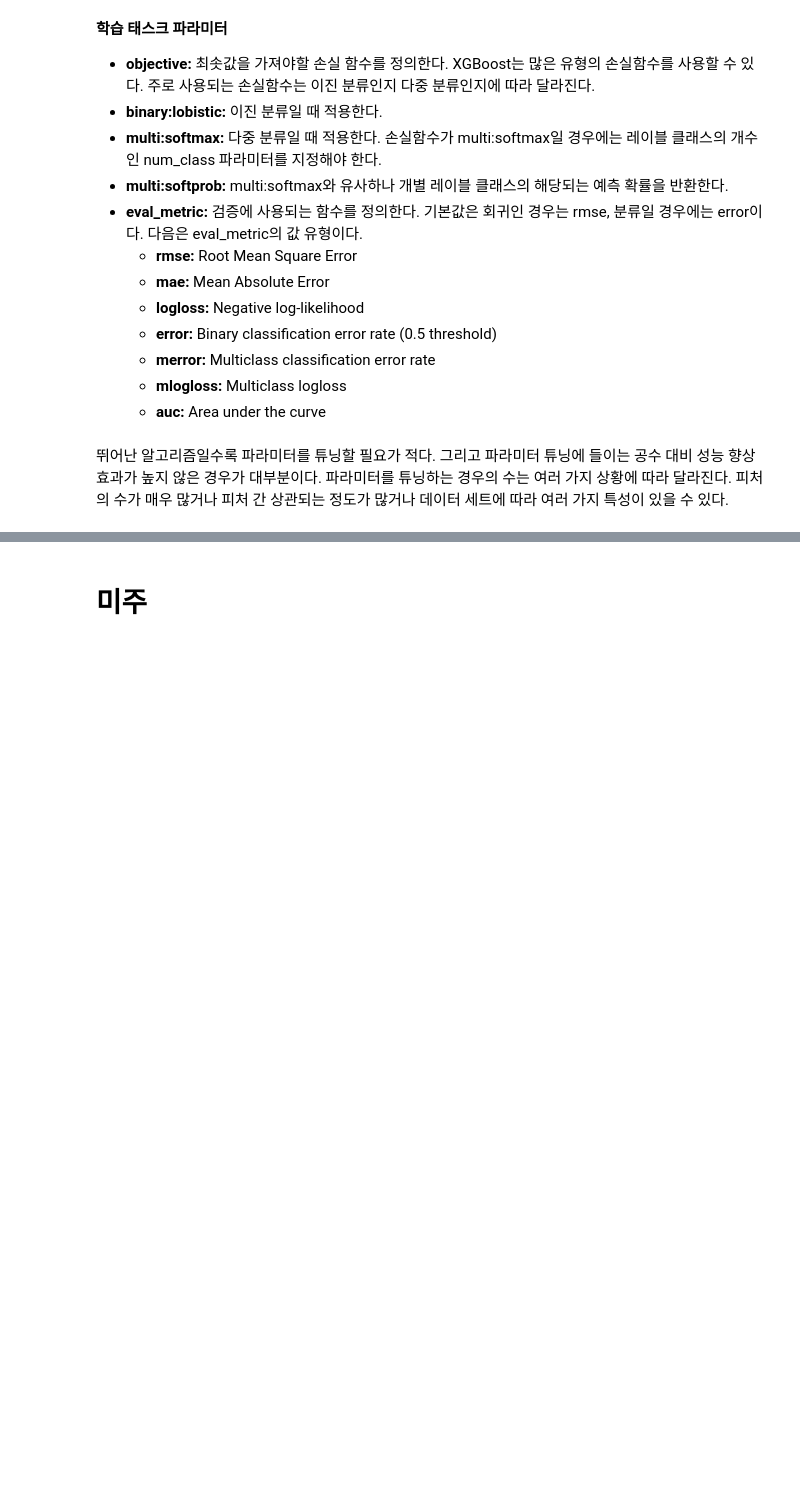
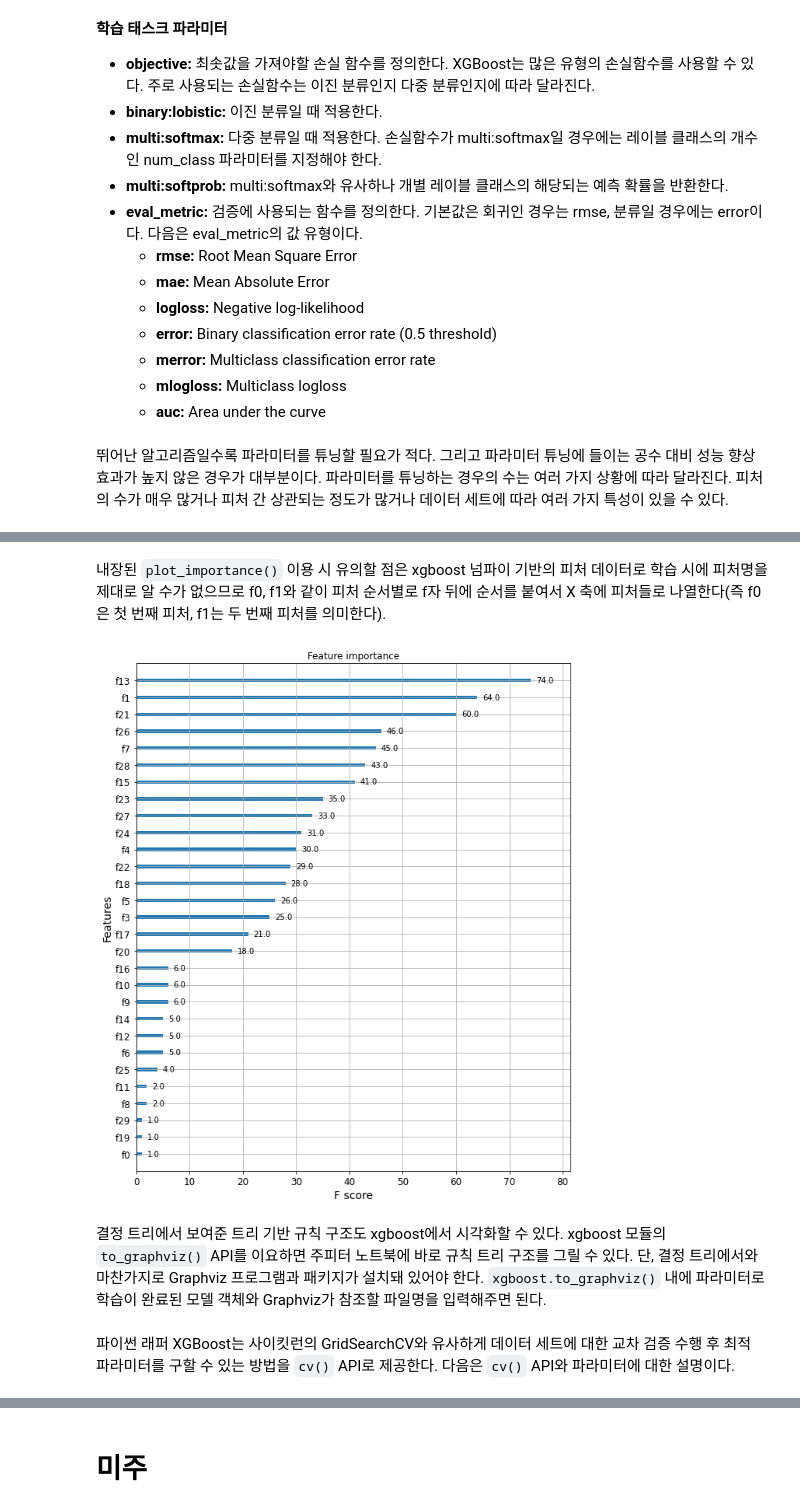
Before and after one commit to Sameta-cani/jwork, a Jupyter notebook: Boosting.ipynb, the cells around one changed output, grey strips where cells are left out. Drawn from its saved outputs; the diff is of its cells as text; code cells hidden in the pictures; blank space fills up the shorter version.

Commit message:
Complete XGBoost

```diff
--- a/Boosting.ipynb
+++ b/Boosting.ipynb
@@ -661,0 +727,5 @@ GBM<sup>Gradient Boosting Machine</sup>의 하이퍼 파라미터를 어느 정
+# %%
+# 전체 데이터 중 80%는 학습용 데이터, 20%는 테스트용 데이터 추출
+X_train, X_test, y_train, y_test = train_test_split(X_features, y_label,
+                                                    test_size=0.2, random_state=156)
+print(X_train.shape, X_test.shape)
@@ -661,0 +738,3 @@ GBM<sup>Gradient Boosting Machine</sup>의 하이퍼 파라미터를 어느 정
+# %%
+dtrain = xgboost.DMatrix(data=X_train, label=y_train)
+dtest = xgboost.DMatrix(data=X_test, label=y_test)
@@ -661,0 +751,8 @@ GBM<sup>Gradient Boosting Machine</sup>의 하이퍼 파라미터를 어느 정
+# %%
+params = {'max_depth': 3,
+          'eta': 0.1,
+          'objective': 'binary:logistic',
+          'eval_metric': 'logloss',
+          'early_stoppings': 100
+         }
+num_rounds = 400
@@ -661,0 +772,6 @@ GBM<sup>Gradient Boosting Machine</sup>의 하이퍼 파라미터를 어느 정
+# %%
+# train 데이터 세트는 'train', evaluation(test) 데이터 세트는 'eval'로 명기한다.
+wlist = [(dtrain, 'train'), (dtest, 'eval')]
+# 하이퍼 파라미터와 early stopping 파라미터를 train() 함수의 파라미터로 전달
+xgb_model = xgb.train(params=params, dtrain=dtrain, num_boost_round=num_rounds,
+                      early_stopping_rounds=100, evals=wlist)
@@ -661,0 +835,16 @@ GBM<sup>Gradient Boosting Machine</sup>의 하이퍼 파라미터를 어느 정
+# %% [markdown]
+내장된 <code>plot_importance()</code> 이용 시 유의할 점은 xgboost 넘파이 기반의 피처 데이터로 학습 시에 피처명을 제대로 알 수가 없으므로 f0, f1와 같이 피처 순서별로 f자 뒤에 순서를 붙여서 X 축에 피처들로 나열한다(즉 f0은 첫 번째 피처, f1는 두 번째 피처를 의미한다).
+# %%
+from xgboost import plot_importance
+import matplotlib.pyplot as plt
+%matplotlib inline
+
+fig, ax = plt.subplots(figsize=(10, 12))
+plot_importance(xgb_model, ax=ax)
+plt.show()
+# %% [output]
+[figure, added]
+# %% [markdown]
+결정 트리에서 보여준 트리 기반 규칙 구조도 xgboost에서 시각화할 수 있다. xgboost 모듈의 <code>to_graphviz()</code> API를 이요하면 주피터 노트북에 바로 규칙 트리 구조를 그릴 수 있다. 단, 결정 트리에서와 마찬가지로 Graphviz 프로그램과 패키지가 설치돼 있어야 한다. <code>xgboost.to_graphviz()</code> 내에 파라미터로 학습이 완료된 모델 객체와 Graphviz가 참조할 파일명을 입력해주면 된다.
+# %% [markdown]
+파이썬 래퍼 XGBoost는 사이킷런의 GridSearchCV와 유사하게 데이터 세트에 대한 교차 검증 수행 후 최적 파라미터를 구할 수 있는 방법을 <code>cv()</code> API로 제공한다. 다음은 <code>cv()</code> API와 파라미터에 대한 설명이다.
```
Also changed, not shown: parts of 55 cells of this notebook.
